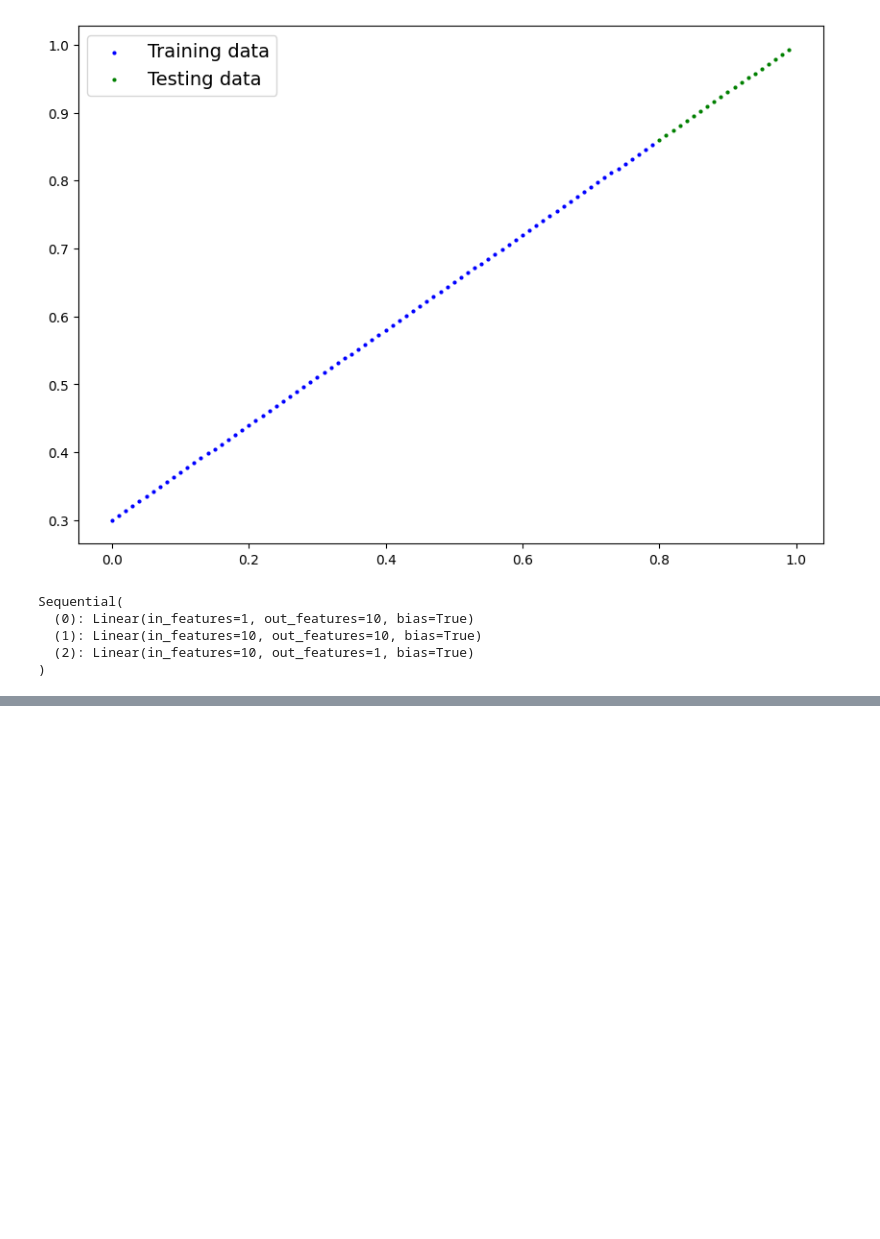
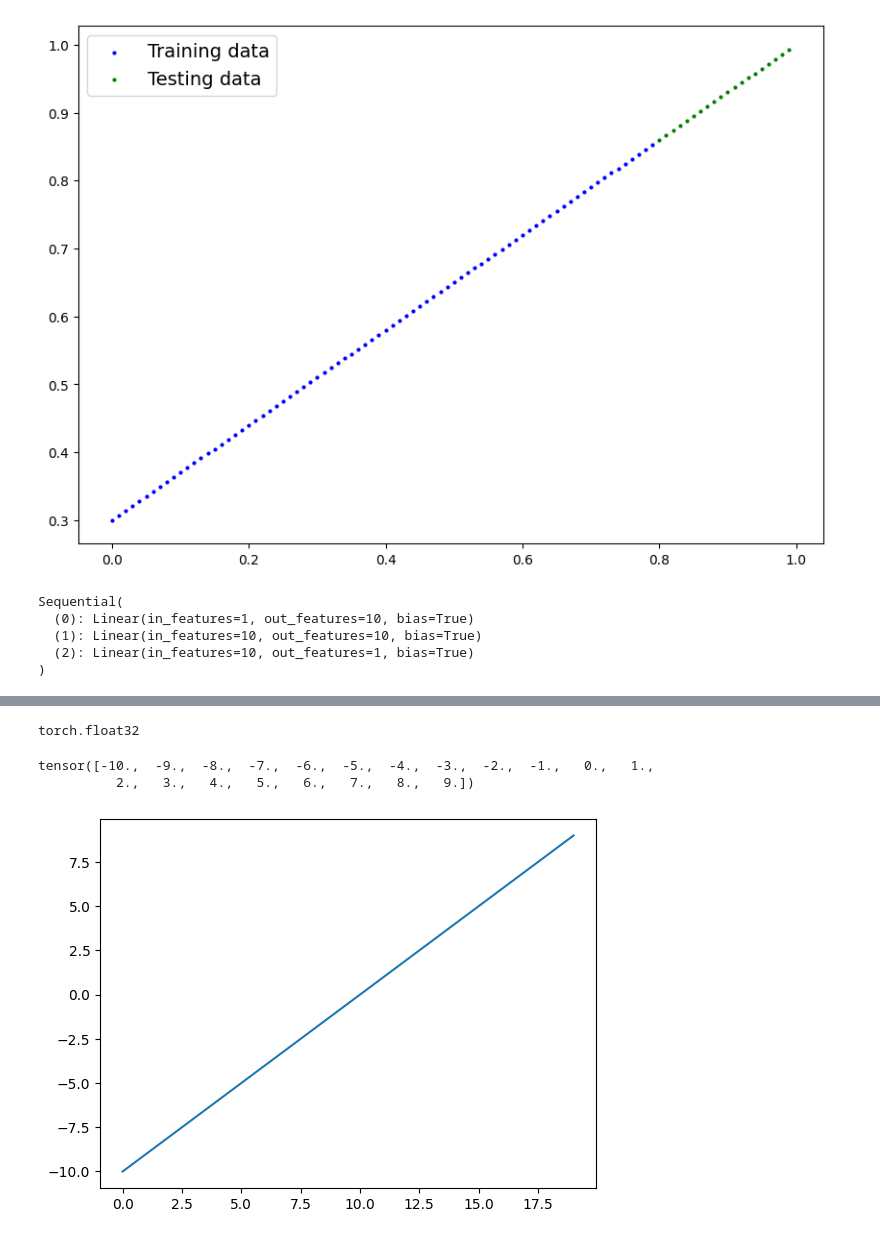
Before and after one commit to sanjaya999/Pytorch, a Jupyter notebook: neuralNetworkClassification.ipynb, the cells around one changed output, grey strips where cells are left out. Cells and saved outputs as stored; diff of their text form; code cells hidden in the pictures; blank space fills up the shorter version.

```diff
--- a/neuralNetworkClassification.ipynb
+++ b/neuralNetworkClassification.ipynb
@@ -552,0 +669,16 @@ plot_predictions(train_data=X_train_regression.cpu(),
+# %%
+A= torch.arange(-10,10,dtype=torch.float32)
+A.dtype
+# %% [output]
+torch.float32
+# %%
+A
+# %% [output]
+tensor([-10.,  -9.,  -8.,  -7.,  -6.,  -5.,  -4.,  -3.,  -2.,  -1.,   0.,   1.,
+          2.,   3.,   4.,   5.,   6.,   7.,   8.,   9.])
+# %%
+#visualize
+
+plt.plot(A);
+# %% [output]
+[figure, added]
```
Also changed, not shown: parts of 20 cells of this notebook.
